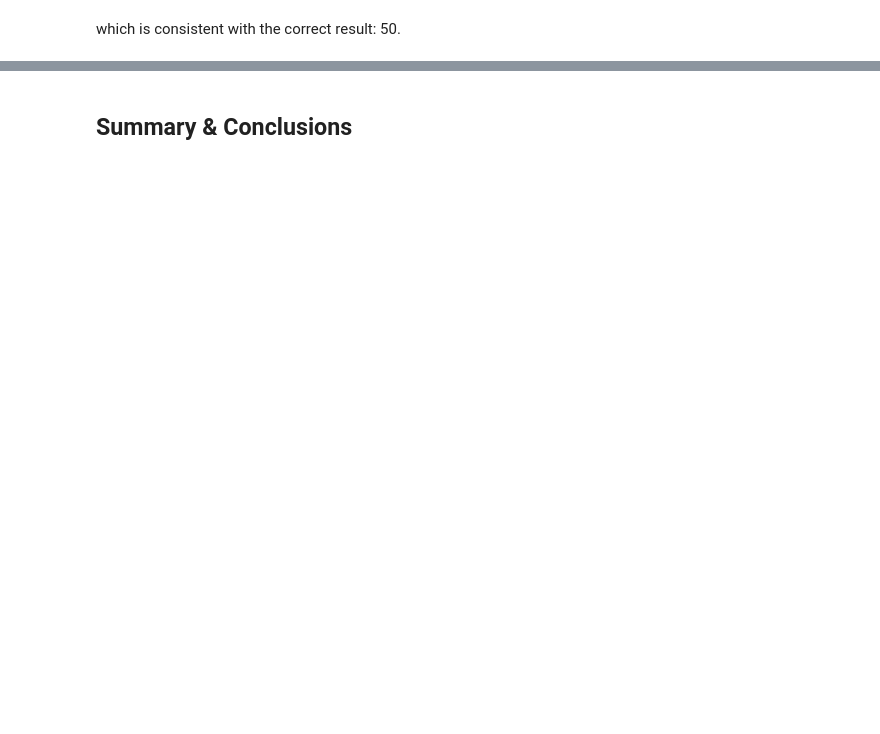
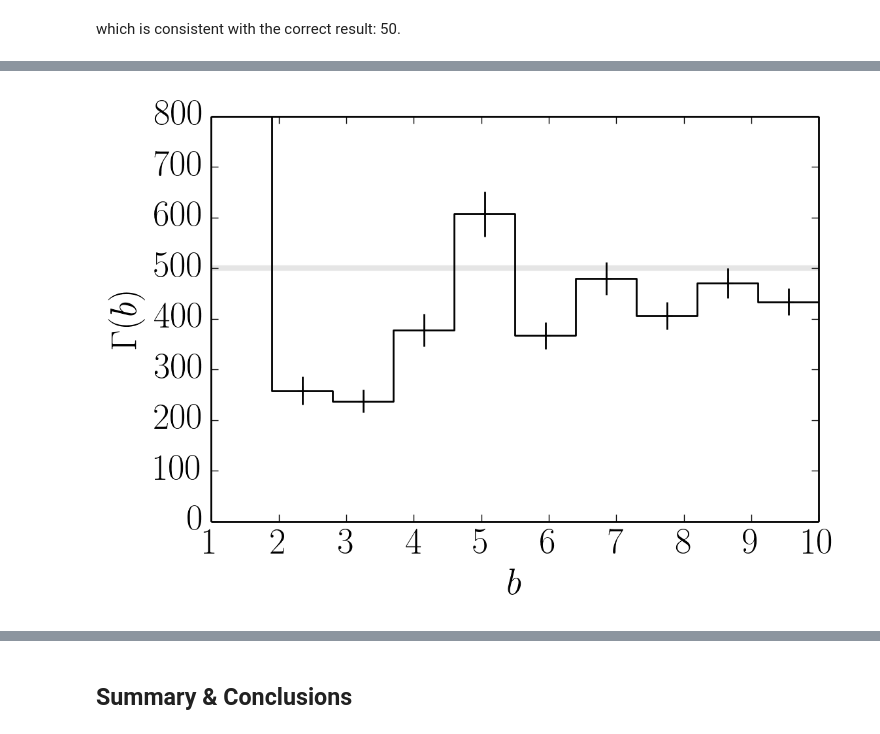
Before and after one commit to dfm/dfm.github.com, a Jupyter notebook: downloads/notebooks/histogram1.ipynb, the cells around one changed output, grey strips where cells are left out. Drawn from its saved outputs; the diff is of its cells as text; code cells hidden in the pictures; blank space fills up the shorter version.

```diff
--- a/downloads/notebooks/histogram1.ipynb
+++ b/downloads/notebooks/histogram1.ipynb
@@ -173,0 +252,26 @@ which is consistent with the correct result: 50.
+# %%
+# Define the bins.
+bin_edges = np.linspace(bmn, bmx, 11)
+
+# Compute the inverse detection efficiency model.
+n, _ = np.histogram(dataset[:, 1], bin_edges)
+n_ide, _ = np.histogram(dataset[:, 1], bin_edges, weights=1.0 / q)
+
+# This function makes a histogram plot given of a set of step heights.
+def plot_hist(bin_edges, bin_heights, reluncert=None, offset=0, **kwargs):
+    x = np.array(list(zip(bin_edges[:-1], bin_edges[1:]))).flatten()
+    bh = bin_heights / np.diff(bin_edges)
+    y = np.array(list(zip(bh, bh))).flatten()
+    pl.plot(x, y, **kwargs)
+    if reluncert is not None:
+        pl.errorbar(0.5 * (bin_edges[:-1] + bin_edges[1:]) + offset,
+                    bh, yerr=bh * reluncert, fmt="+",
+                    capsize=0, color=kwargs.get("color", "k"))
+
+pl.gca().axhline(true_rate, lw=3, color="k", alpha=0.1)
+plot_hist(bin_edges, n_ide, reluncert=1/np.sqrt(n), color="k")
+pl.xlabel(r"$b$")
+pl.ylabel(r"$\Gamma(b)$")
+pl.ylim(0, 800);
+# %% [output]
+[figure, added]
```
Also changed, not shown: parts of 26 cells of this notebook, 2 other files.
